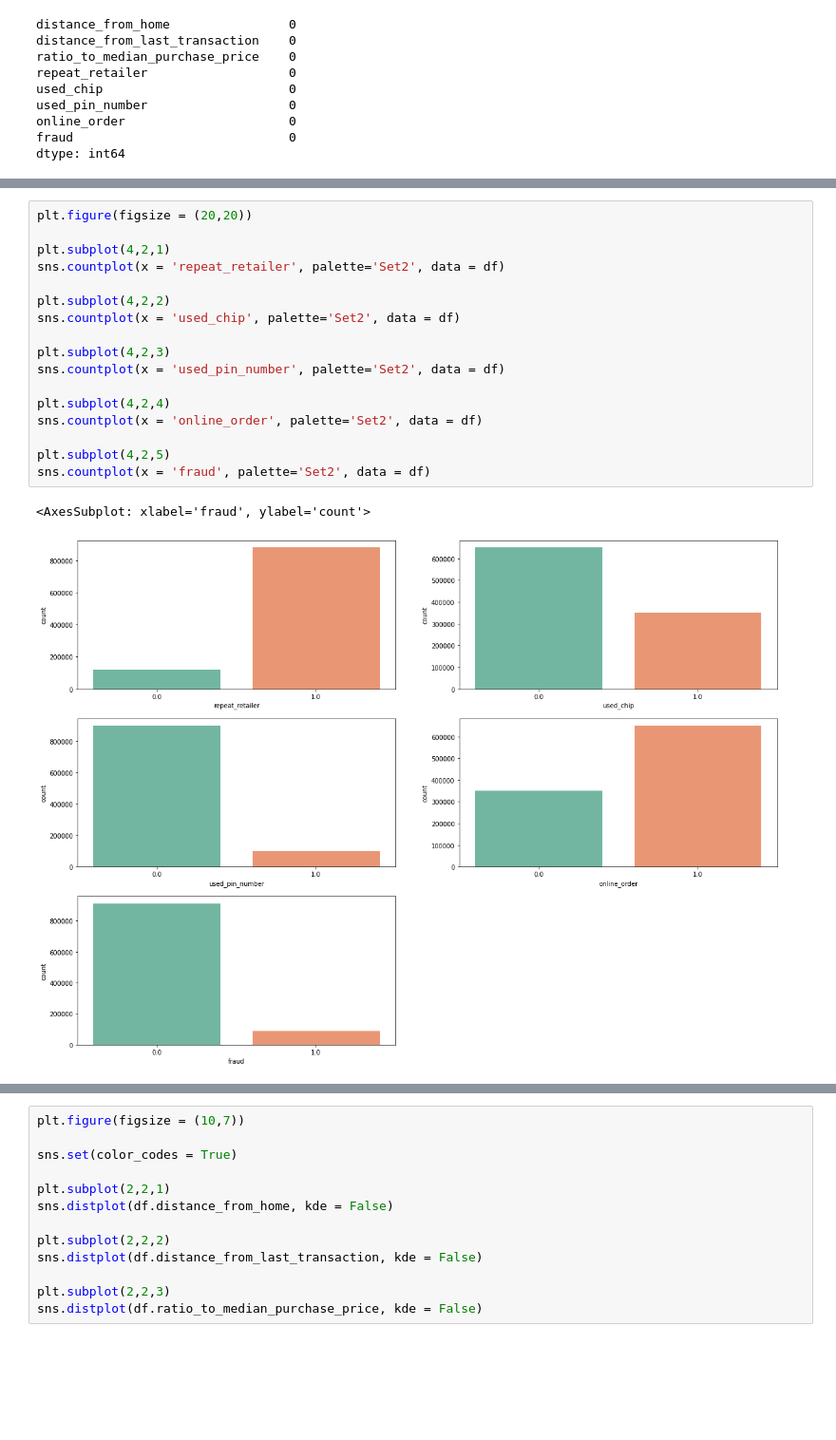
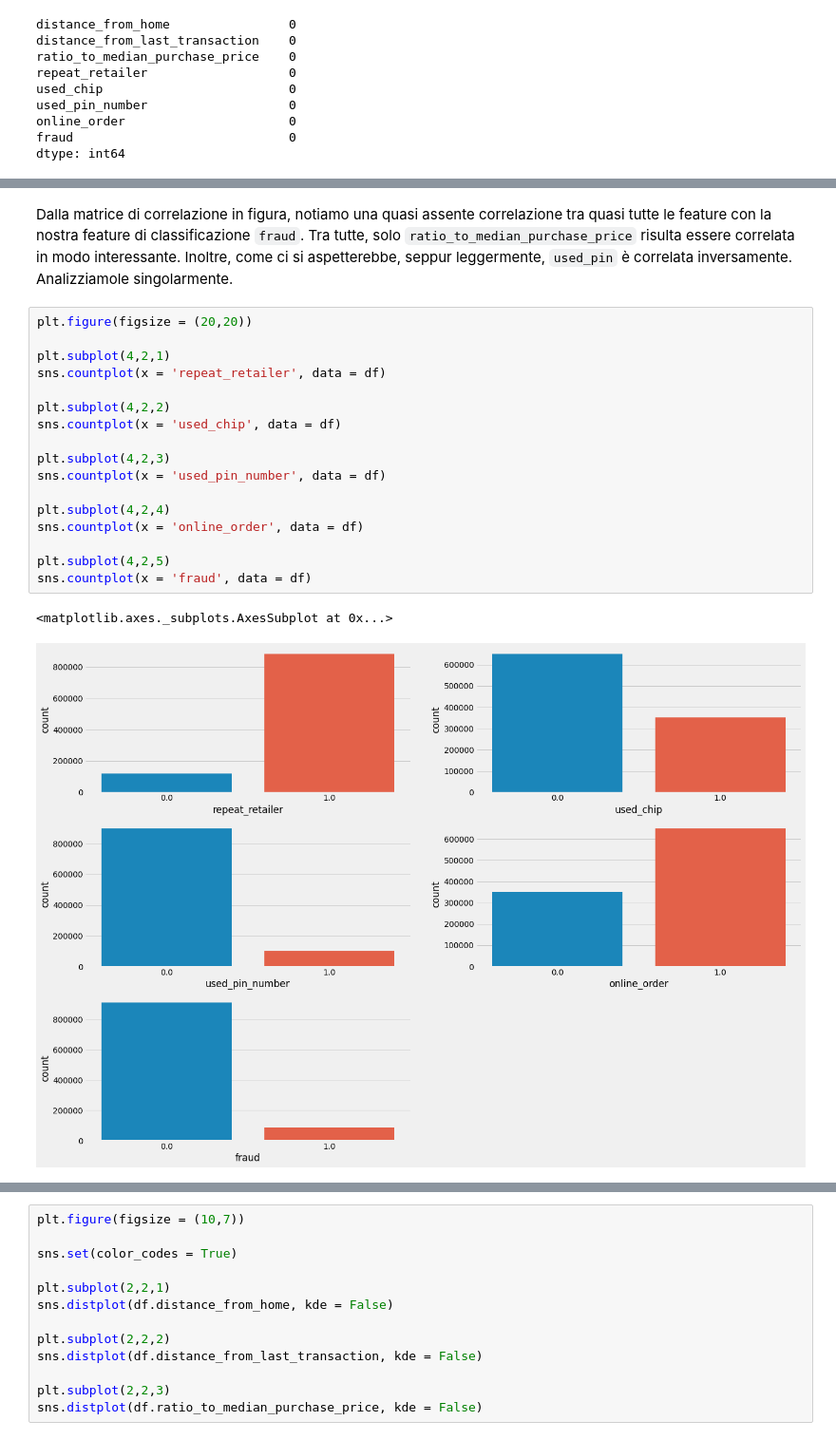
Before and after one commit to npinto97/fraud-detection-with-ml, a Jupyter notebook: ProgettoICON.ipynb, the cells around one changed output, grey strips where cells are left out. Shown at 95% size. Cells and saved outputs as stored; diff of their text form; blank space fills up the shorter version.

```diff
--- a/ProgettoICON.ipynb
+++ b/ProgettoICON.ipynb
@@ -105,20 +148,23 @@ dtype: int64
+# %% [markdown]
+Dalla matrice di correlazione in figura, notiamo una quasi assente correlazione tra quasi tutte le feature con la nostra feature di classificazione `fraud`. Tra tutte, solo `ratio_to_median_purchase_price` risulta essere correlata in modo interessante. Inoltre, come ci si aspetterebbe, seppur leggermente, `used_pin` è correlata inversamente.
+Analizziamole singolarmente.
 # %%
 plt.figure(figsize = (20,20))
 
 plt.subplot(4,2,1)
-sns.countplot(x = 'repeat_retailer', palette='Set2', data = df)
+sns.countplot(x = 'repeat_retailer', data = df)
 
 plt.subplot(4,2,2)
-sns.countplot(x = 'used_chip', palette='Set2', data = df)
+sns.countplot(x = 'used_chip', data = df)
 
 plt.subplot(4,2,3)
-sns.countplot(x = 'used_pin_number', palette='Set2', data = df)
+sns.countplot(x = 'used_pin_number', data = df)
 
 plt.subplot(4,2,4)
-sns.countplot(x = 'online_order', palette='Set2', data = df)
+sns.countplot(x = 'online_order', data = df)
 
 plt.subplot(4,2,5)
-sns.countplot(x = 'fraud', palette='Set2', data = df)
+sns.countplot(x = 'fraud', data = df)
 # %% [output]
-<AxesSubplot: xlabel='fraud', ylabel='count'>
+<matplotlib.axes._subplots.AxesSubplot at 0x...>
-[figure, old version]
+[figure, new version]
```
Also changed, not shown: parts of 264 cells of this notebook.
